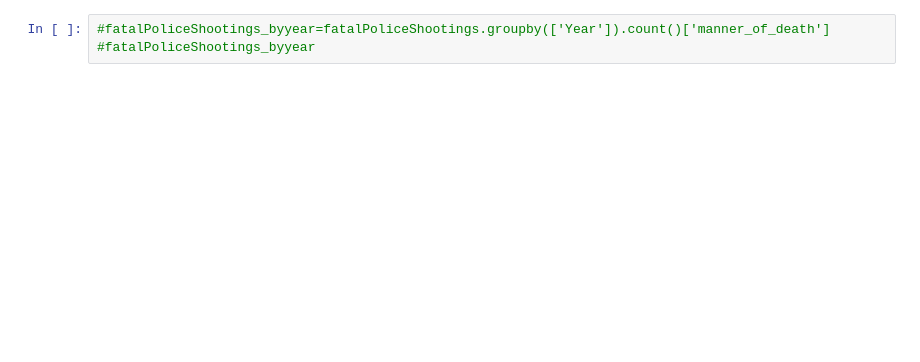
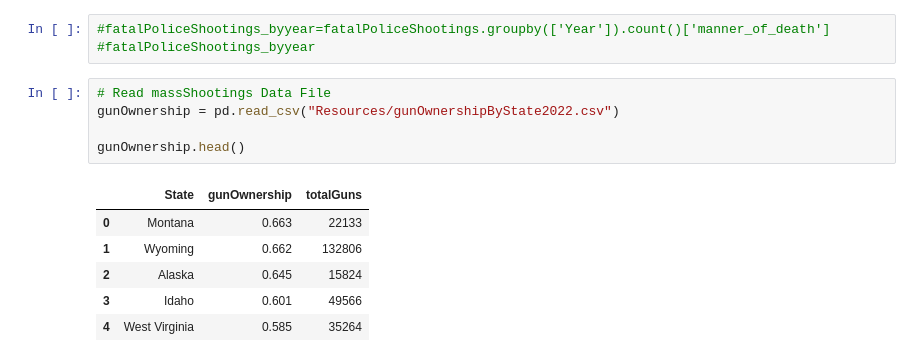
Before and after one commit to aimeevu/project-3-group-e, a Jupyter notebook: gunviolence/gundata_clean_load.ipynb, the cells around one changed output. Cells and saved outputs as stored; diff of their text form; blank space fills up the shorter version.

```diff
--- a/gunviolence/gundata_clean_load.ipynb
+++ b/gunviolence/gundata_clean_load.ipynb
@@ -147,6 +147,18 @@ fatalPoliceShootings
 # %%
 #fatalPoliceShootings_byyear=fatalPoliceShootings.groupby(['Year']).count()['manner_of_death']
 #fatalPoliceShootings_byyear
+# %%
+# Read massShootings Data File
+gunOwnership = pd.read_csv("Resources/gunOwnershipByState2022.csv")
+
+gunOwnership.head()
+# %% [output]
+|  | State | gunOwnership | totalGuns |
+| 0 | Montana | 0.663 | 22133 |
+| 1 | Wyoming | 0.662 | 132806 |
+| 2 | Alaska | 0.645 | 15824 |
+| 3 | Idaho | 0.601 | 49566 |
+| 4 | West Virginia | 0.585 | 35264 |
 # %%
 # Making a Connection with MongoClient
 client = pymongo.MongoClient('mongodb://localhost:27017')
```
Also changed, not shown: parts of 9 cells of this notebook, 2 other files.
